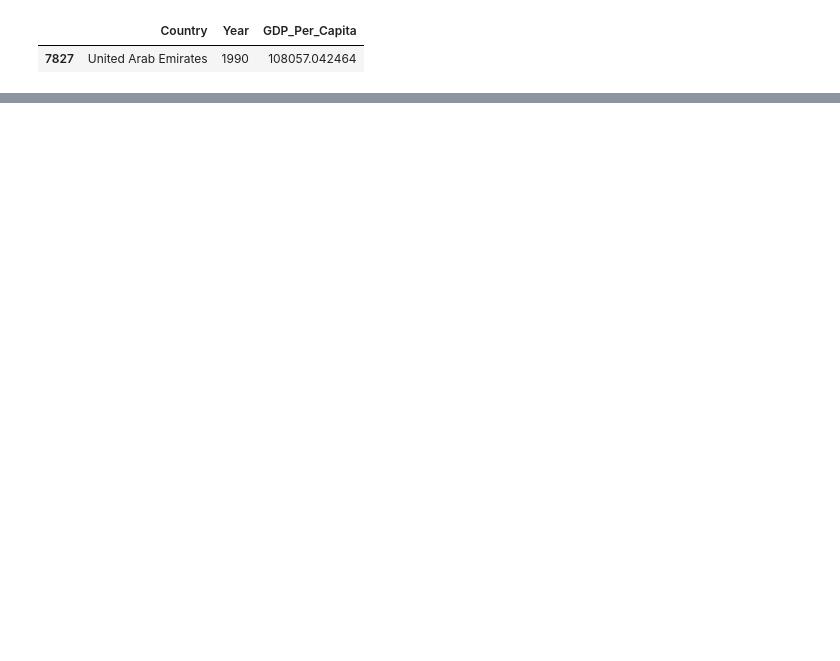
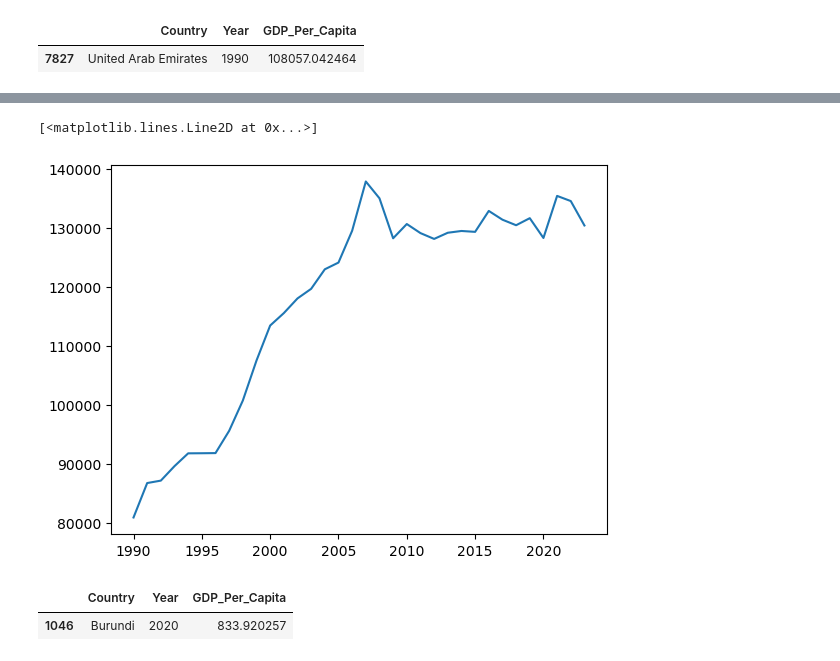
Before and after one commit to NSS-Data-Analytics-Cohort-16/da16-python-gdp-and-internet-use-analysis-vena3, a Jupyter notebook: notebooks/Untitled.ipynb, the cells around one changed output, grey strips where cells are left out. Saved outputs shown, nothing was run; the diff lists cells and outputs as text; code cells hidden in the pictures; blank space fills up the shorter version.

```diff
--- a/notebooks/Untitled.ipynb
+++ b/notebooks/Untitled.ipynb
@@ -312,3 +324,6 @@ gdp_df[gdp_df["GDP_Per_Capita"] > 100000].sort_values(by="Year").head(1)
 # %%
-# 12. Which country had the highest GDP per capita in 2020?
 # Create a plot showing how this country's GDP per capita has changed over the timespan of the dataset
+plt.plot(gdp_df[gdp_df["Country"] == "Luxembourg"]["Year"], gdp_df[gdp_df["Country"] == "Luxembourg"]["GDP_Per_Capita"])
+# %% [output]
+[<matplotlib.lines.Line2D at 0x...>]
+[figure, added]
@@ -332,0 +330,6 @@ gdp_df[gdp_df["GDP_Per_Capita"] > 100000].sort_values(by="Year").head(1)
+# %%
+# 13. Which country had the lowest GDP per capita in 2020?
+gdp_df[gdp_df["Year"] == 2020].sort_values(by="GDP_Per_Capita", ascending=True).head(1)
+# %% [output]
+|  | Country | Year | GDP_Per_Capita |
+| 1046 | Burundi | 2020 | 833.920257 |
```
Also changed, not shown: parts of 27 cells of this notebook.
